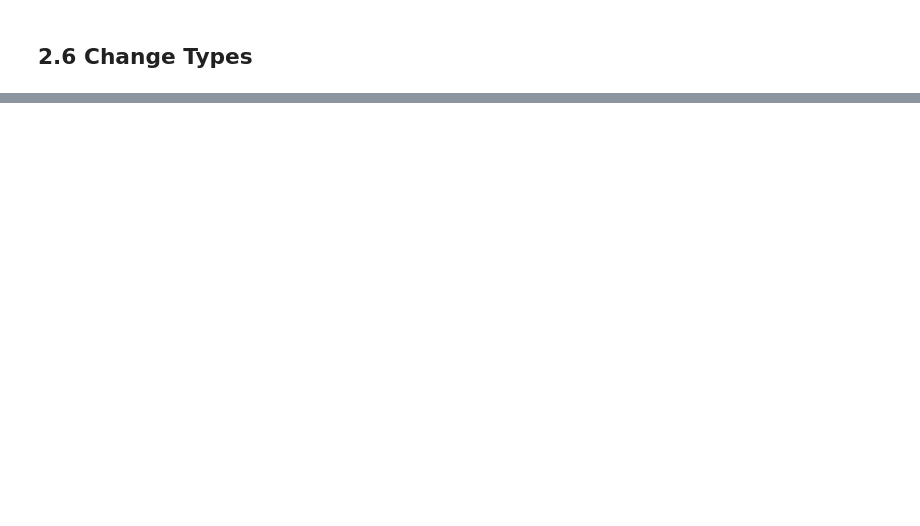
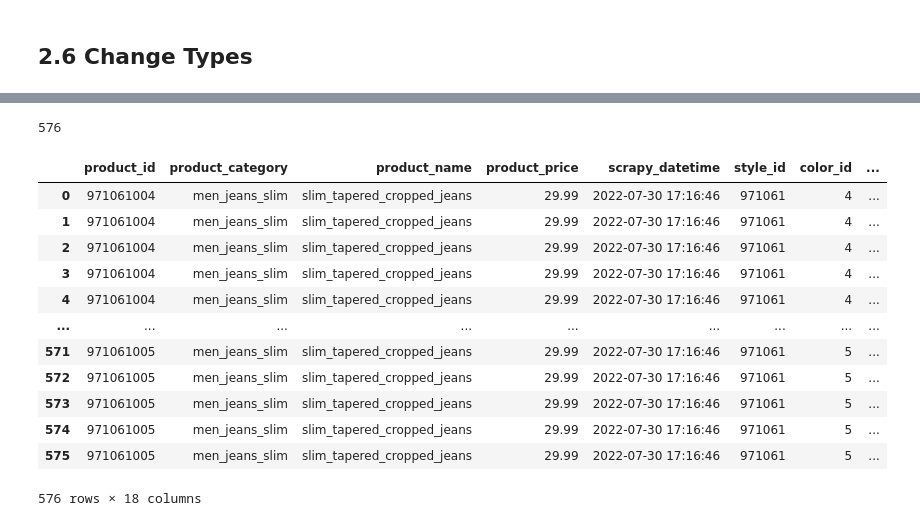
Before and after one commit to SamuelOliveirads/webscraping_jeans, a Jupyter notebook: m02_Webscraping_Jeans.ipynb, the cells around one changed output, grey strips where cells are left out. Drawn from its saved outputs; the diff is of its cells as text; code cells hidden in the pictures; blank space fills up the shorter version.

```diff
--- a/m02_Webscraping_Jeans.ipynb
+++ b/m02_Webscraping_Jeans.ipynb
@@ -504,0 +580,3 @@ dtype: object
+# %%
+# connect in the database already create
+conn = create_engine('sqlite:///hm_db.sqlite', echo=False)
@@ -504,0 +591,27 @@ dtype: object
+# %%
+# insert data to table
+data1.to_sql('showroom', con=conn, if_exists='append', index=False)
+# %% [output]
+576
+# %%
+# verify if database has all datas
+query = """
+    SELECT * FROM showroom
+    """
+df = pd.read_sql_query(query, conn)
+
+df.head()
+# %% [output]
+|  | product_id | product_category | product_name | product_price | scrapy_datetime | style_id | color_id | ... |
+| 0 | 971061004 | men_jeans_slim | slim_tapered_cropped_jeans | 29.99 | 2022-07-30 17:16:46 | 971061 | 4 | ... |
+| 1 | 971061004 | men_jeans_slim | slim_tapered_cropped_jeans | 29.99 | 2022-07-30 17:16:46 | 971061 | 4 | ... |
+| 2 | 971061004 | men_jeans_slim | slim_tapered_cropped_jeans | 29.99 | 2022-07-30 17:16:46 | 971061 | 4 | ... |
+| 3 | 971061004 | men_jeans_slim | slim_tapered_cropped_jeans | 29.99 | 2022-07-30 17:16:46 | 971061 | 4 | ... |
+| 4 | 971061004 | men_jeans_slim | slim_tapered_cropped_jeans | 29.99 | 2022-07-30 17:16:46 | 971061 | 4 | ... |
+| ... | ... | ... | ... | ... | ... | ... | ... | ... |
+| 571 | 971061005 | men_jeans_slim | slim_tapered_cropped_jeans | 29.99 | 2022-07-30 17:16:46 | 971061 | 5 | ... |
+| 572 | 971061005 | men_jeans_slim | slim_tapered_cropped_jeans | 29.99 | 2022-07-30 17:16:46 | 971061 | 5 | ... |
+| 573 | 971061005 | men_jeans_slim | slim_tapered_cropped_jeans | 29.99 | 2022-07-30 17:16:46 | 971061 | 5 | ... |
+| 574 | 971061005 | men_jeans_slim | slim_tapered_cropped_jeans | 29.99 | 2022-07-30 17:16:46 | 971061 | 5 | ... |
+| 575 | 971061005 | men_jeans_slim | slim_tapered_cropped_jeans | 29.99 | 2022-07-30 17:16:46 | 971061 | 5 | ... |
+576 rows × 18 columns
```
Also changed, not shown: parts of 26 cells of this notebook, 4 other files.
